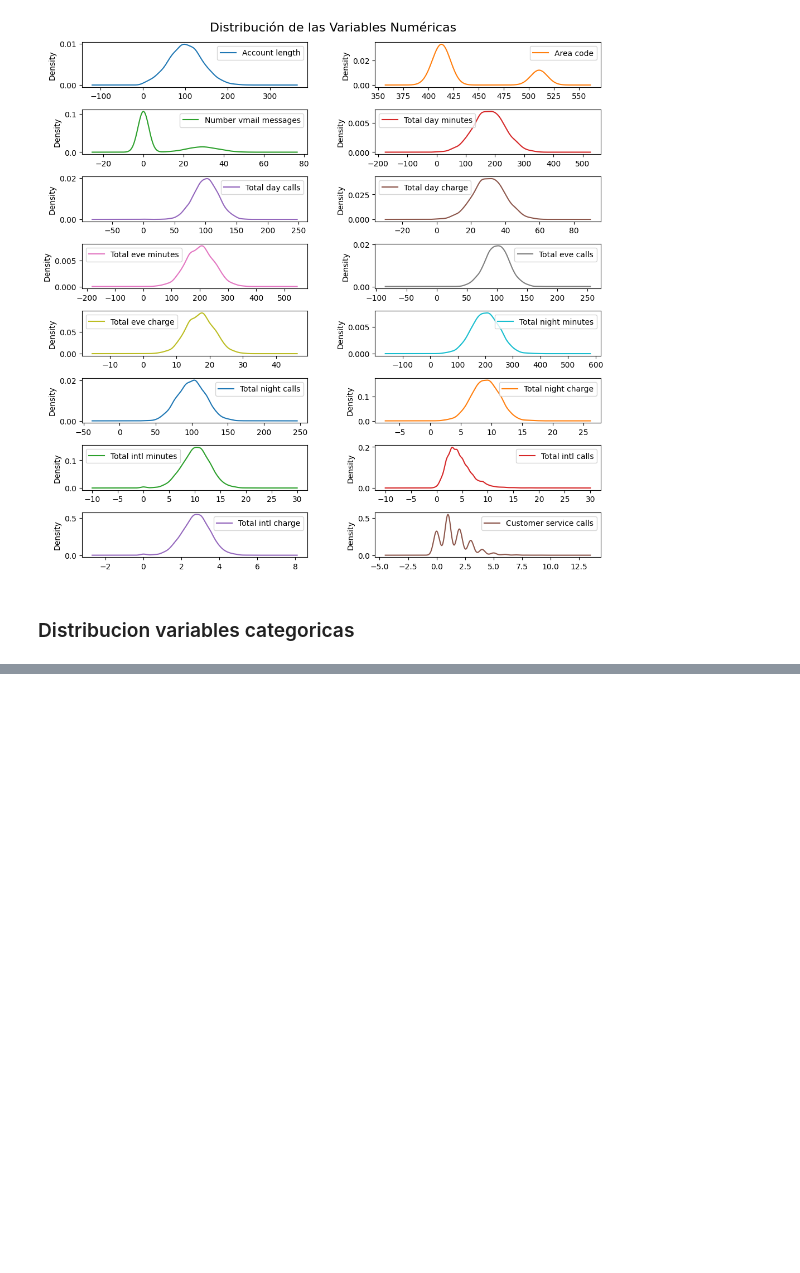
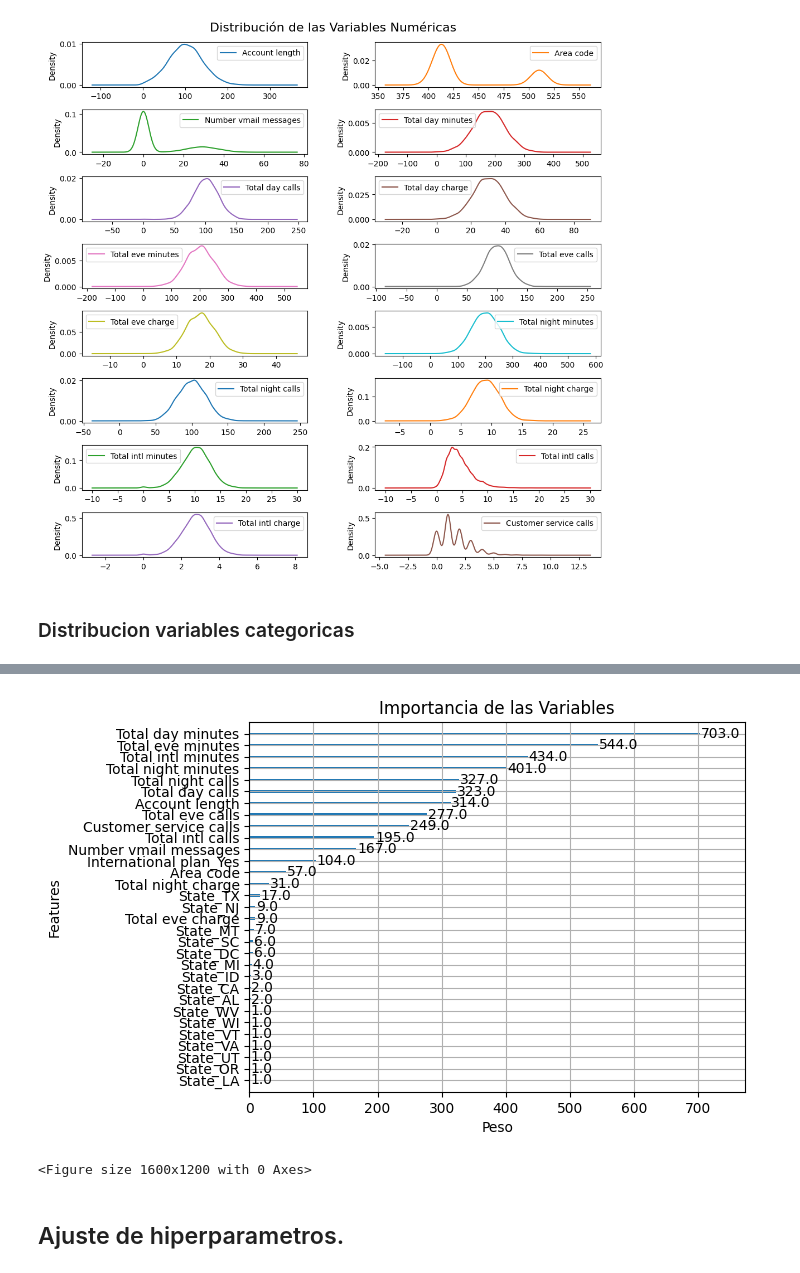
Before and after one commit to carteag43066/Machine_Learning_1_EAN, a Jupyter notebook: Codigo/Talleres/Telecom.ipynb, the cells around one changed output, grey strips where cells are left out. Saved outputs shown, nothing was run; the diff lists cells and outputs as text; code cells hidden in the pictures; blank space fills up the shorter version.

```diff
--- a/Codigo/Talleres/Telecom.ipynb
+++ b/Codigo/Talleres/Telecom.ipynb
@@ -312,0 +373,25 @@ var_numericas = df_final.select_dtypes(exclude=['object']).columns
+# %%
+#Variables categoricas y numericas
+categorical_columns = df_final.select_dtypes(include='object').columns
+numeric_columns = df_final.select_dtypes(exclude='object').columns.drop('Churn')
+
+# Separar la variable objetivo
+X = df_final.drop(columns='Churn')
+y = df_final['Churn']
+
+# Configuración del preprocesador
+preprocessor = ColumnTransformer(
+    transformers=[
+        ('num', StandardScaler(), numeric_columns),
+        ('cat', OneHotEncoder(drop='first', handle_unknown='ignore'), categorical_columns)
+    ]
+)
+
+X_final = preprocessor.fit_transform(X)
+
+# Obtener nombres de columnas para las variables categóricas transformadas
+encoded_columns = preprocessor.named_transformers_['cat'].get_feature_names_out(categorical_columns)
+all_columns = list(numeric_columns) + list(encoded_columns)
+
+# Convertir X_final en un DataFrame con los nombres de las columnas
+df_X_final= pd.DataFrame(X_final.toarray(), columns=all_columns)
@@ -312,0 +410,3 @@ var_numericas = df_final.select_dtypes(exclude=['object']).columns
+# %%
+#Dividimos el conjunto de datos para entrenamiento y prueba.
+X_train, X_test, y_train, y_test = train_test_split(df_X_final, y, test_size=0.2, random_state=42, stratify=y)
@@ -312,0 +484,8 @@ var_numericas = df_final.select_dtypes(exclude=['object']).columns
+# %%
+# Configuracion del modelo XGBoost
+
+modelo_xgb = XGBClassifier(random_state=42,n_estimators=200, max_depth=6, learning_rate=0.1, subsample=0.8, use_label_encoder=False, eval_metric='logloss')
+
+# Entrenamiento del modelo
+
+modelo_xgb.fit(X_train, y_train)
@@ -312,0 +571,10 @@ var_numericas = df_final.select_dtypes(exclude=['object']).columns
+# %%
+import xgboost as xgb
+xgb.plot_importance(modelo_xgb, importance_type='weight', title='Importancia de las Variables', xlabel='Peso')
+plt.figure(figsize = (16, 12))
+plt.show()
+# %% [output]
+[figure, added]
+<Figure size 1600x1200 with 0 Axes>
+# %% [markdown]
+## Ajuste de hiperparametros.
```
Also changed, not shown: parts of 38 cells of this notebook.
